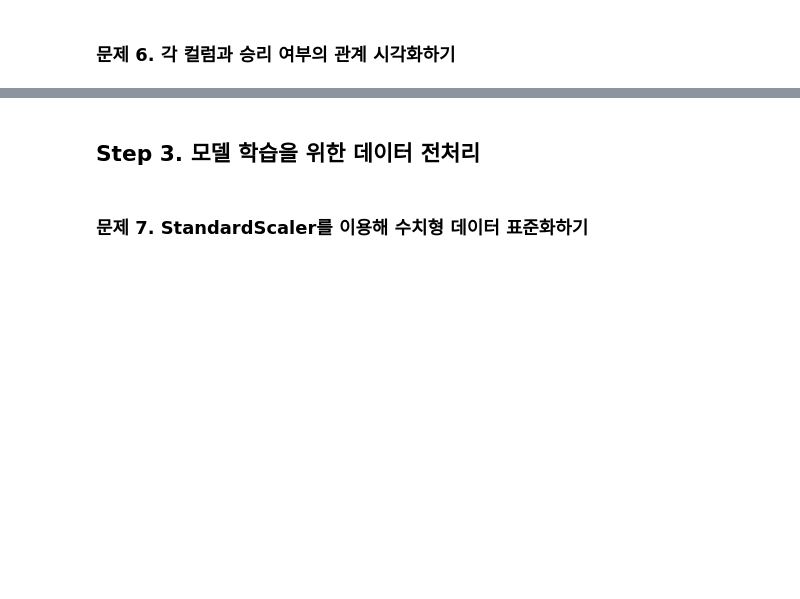
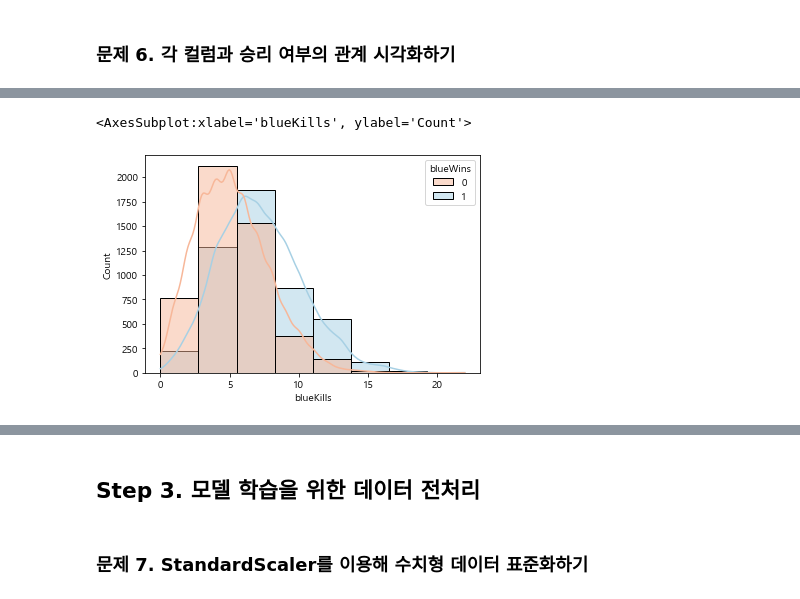
Before and after one commit to LEEHM97/machine-learning-exercises, a Jupyter notebook: 12.리그오브레전드 승리/리그 오브 레전드의 승리 공식.ipynb, the cells around one changed output, grey strips where cells are left out. Drawn from its saved outputs; the diff is of its cells as text; code cells hidden in the pictures; blank space fills up the shorter version.

```diff
--- a/12.리그오브레전드 승리/리그 오브 레전드의 승리 공식.ipynb
+++ b/12.리그오브레전드 승리/리그 오브 레전드의 승리 공식.ipynb
@@ -108,0 +171,5 @@ df.head()
+# %%
+sns.histplot(data=df, x='blueKills', hue='blueWins', palette='RdBu', kde=True, bins=8)
+# %% [output]
+<AxesSubplot:xlabel='blueKills', ylabel='Count'>
+[figure, added]
```
Also changed, not shown: parts of 14 cells of this notebook.
